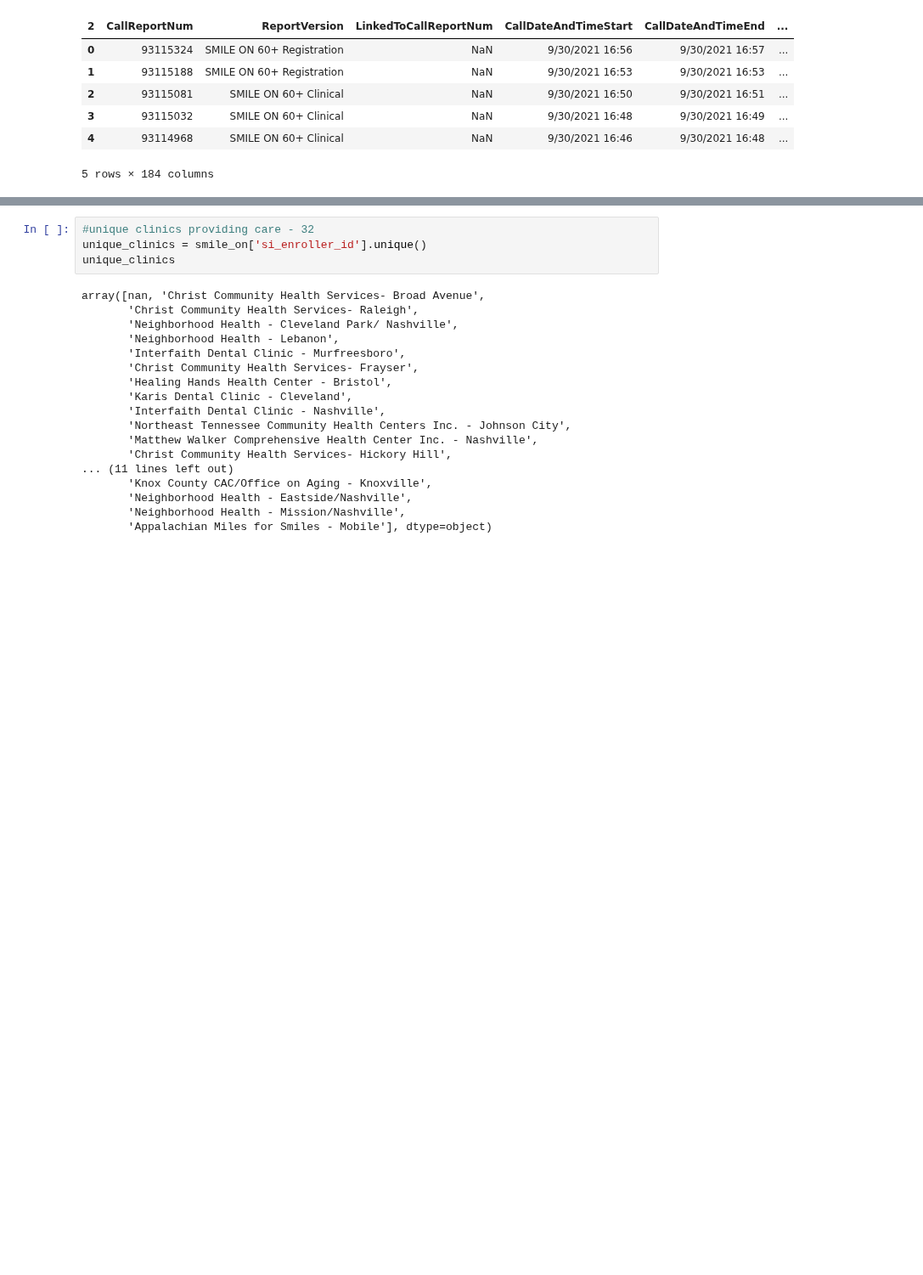
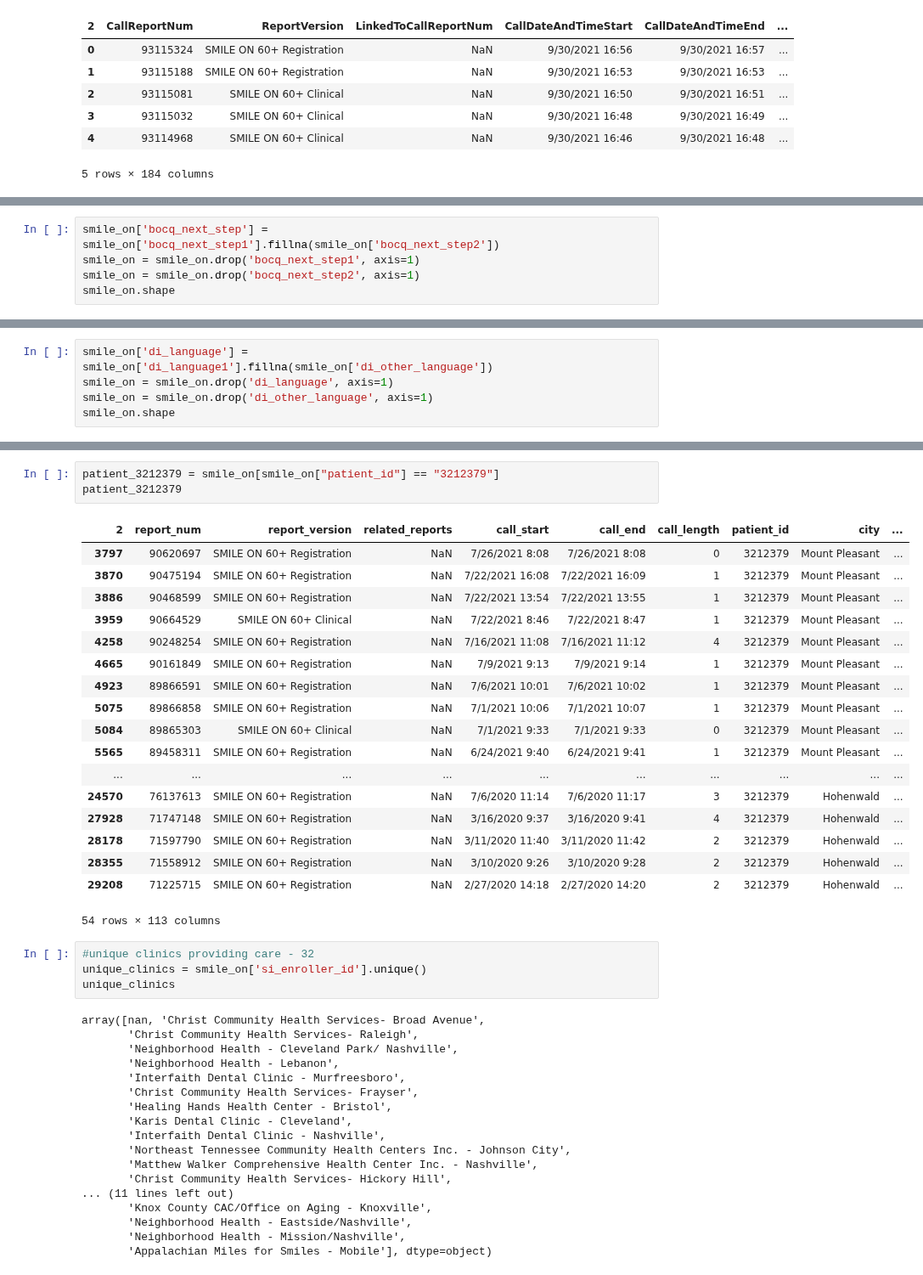
Before and after one commit to Jmiah789/smile-on-get_tootha_choppa, a Jupyter notebook: notebooks/eor_cleaning.ipynb, the cells around one changed output, grey strips where cells are left out. Shown at 85% size. Saved outputs shown, nothing was run; the diff lists cells and outputs as text; blank space fills up the shorter version.

```diff
--- a/notebooks/eor_cleaning.ipynb
+++ b/notebooks/eor_cleaning.ipynb
@@ -146,0 +346,5 @@ smile_on.head()
+# %%
+smile_on['bocq_next_step'] = smile_on['bocq_next_step1'].fillna(smile_on['bocq_next_step2'])
+smile_on = smile_on.drop('bocq_next_step1', axis=1)
+smile_on = smile_on.drop('bocq_next_step2', axis=1)
+smile_on.shape
@@ -146,0 +407,5 @@ smile_on.head()
+# %%
+smile_on['di_language'] = smile_on['di_language1'].fillna(smile_on['di_other_language'])
+smile_on = smile_on.drop('di_language', axis=1)
+smile_on = smile_on.drop('di_other_language', axis=1)
+smile_on.shape
@@ -147,3 +429,25 @@ smile_on.head()
+# %%
+patient_3212379 = smile_on[smile_on["patient_id"] == "3212379"]
+patient_3212379
+# %% [output]
+| 2 | report_num | report_version | related_reports | call_start | call_end | call_length | patient_id | city | ... |
+| 3797 | 90620697 | SMILE ON 60+ Registration | NaN | 7/26/2021 8:08 | 7/26/2021 8:08 | 0 | 3212379 | Mount Pleasant | ... |
+| 3870 | 90475194 | SMILE ON 60+ Registration | NaN | 7/22/2021 16:08 | 7/22/2021 16:09 | 1 | 3212379 | Mount Pleasant | ... |
+| 3886 | 90468599 | SMILE ON 60+ Registration | NaN | 7/22/2021 13:54 | 7/22/2021 13:55 | 1 | 3212379 | Mount Pleasant | ... |
+| 3959 | 90664529 | SMILE ON 60+ Clinical | NaN | 7/22/2021 8:46 | 7/22/2021 8:47 | 1 | 3212379 | Mount Pleasant | ... |
+| 4258 | 90248254 | SMILE ON 60+ Registration | NaN | 7/16/2021 11:08 | 7/16/2021 11:12 | 4 | 3212379 | Mount Pleasant | ... |
+| 4665 | 90161849 | SMILE ON 60+ Registration | NaN | 7/9/2021 9:13 | 7/9/2021 9:14 | 1 | 3212379 | Mount Pleasant | ... |
+| 4923 | 89866591 | SMILE ON 60+ Registration | NaN | 7/6/2021 10:01 | 7/6/2021 10:02 | 1 | 3212379 | Mount Pleasant | ... |
+| 5075 | 89866858 | SMILE ON 60+ Registration | NaN | 7/1/2021 10:06 | 7/1/2021 10:07 | 1 | 3212379 | Mount Pleasant | ... |
+| 5084 | 89865303 | SMILE ON 60+ Clinical | NaN | 7/1/2021 9:33 | 7/1/2021 9:33 | 0 | 3212379 | Mount Pleasant | ... |
+| 5565 | 89458311 | SMILE ON 60+ Registration | NaN | 6/24/2021 9:40 | 6/24/2021 9:41 | 1 | 3212379 | Mount Pleasant | ... |
+| ... | ... | ... | ... | ... | ... | ... | ... | ... | ... |
+| 24570 | 76137613 | SMILE ON 60+ Registration | NaN | 7/6/2020 11:14 | 7/6/2020 11:17 | 3 | 3212379 | Hohenwald | ... |
+| 27928 | 71747148 | SMILE ON 60+ Registration | NaN | 3/16/2020 9:37 | 3/16/2020 9:41 | 4 | 3212379 | Hohenwald | ... |
+| 28178 | 71597790 | SMILE ON 60+ Registration | NaN | 3/11/2020 11:40 | 3/11/2020 11:42 | 2 | 3212379 | Hohenwald | ... |
+| 28355 | 71558912 | SMILE ON 60+ Registration | NaN | 3/10/2020 9:26 | 3/10/2020 9:28 | 2 | 3212379 | Hohenwald | ... |
+| 29208 | 71225715 | SMILE ON 60+ Registration | NaN | 2/27/2020 14:18 | 2/27/2020 14:20 | 2 | 3212379 | Hohenwald | ... |
+54 rows × 113 columns
 # %%
 #unique clinics providing care - 32
 unique_clinics = smile_on['si_enroller_id'].unique()
```
Also changed, not shown: parts of 39 cells of this notebook.
